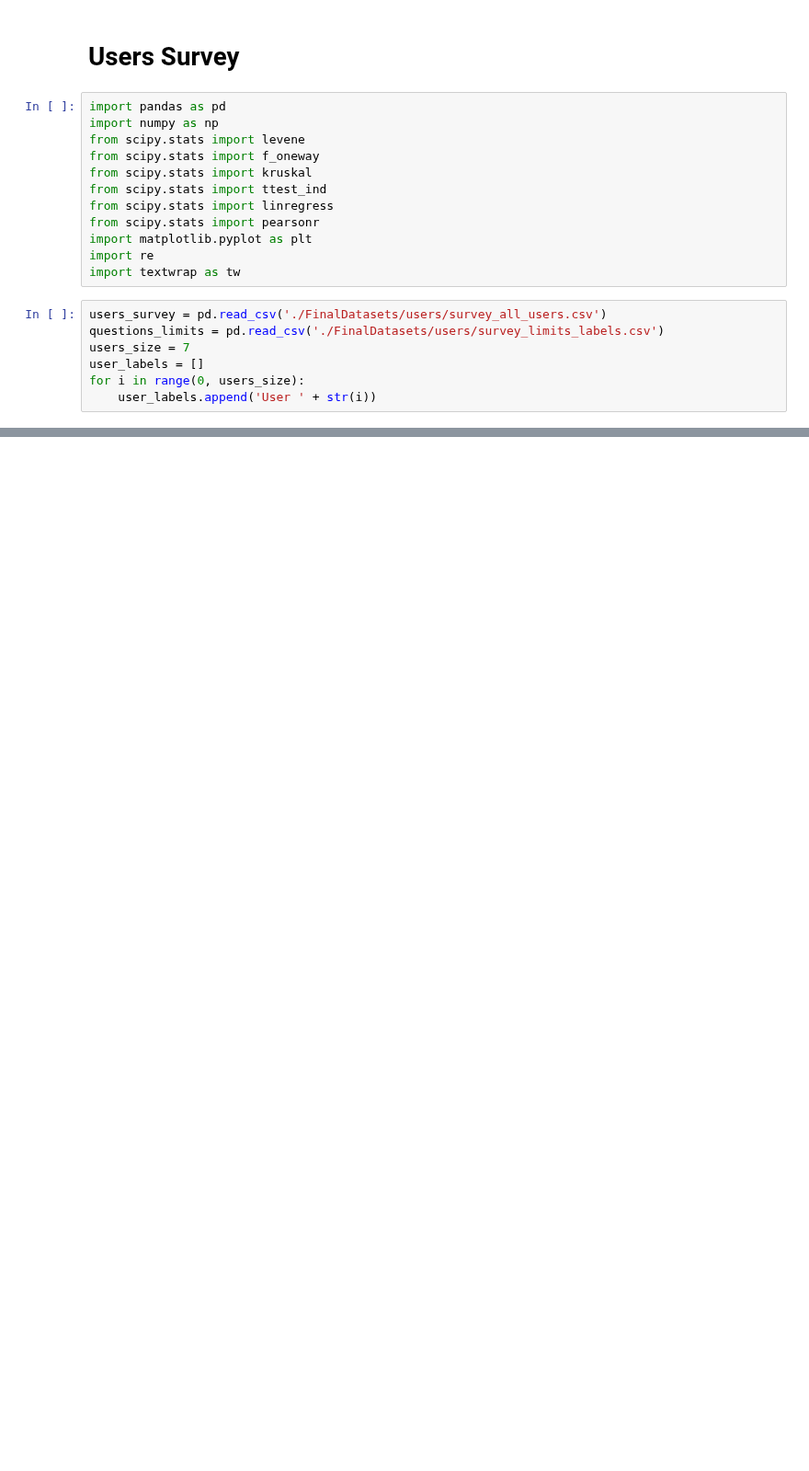
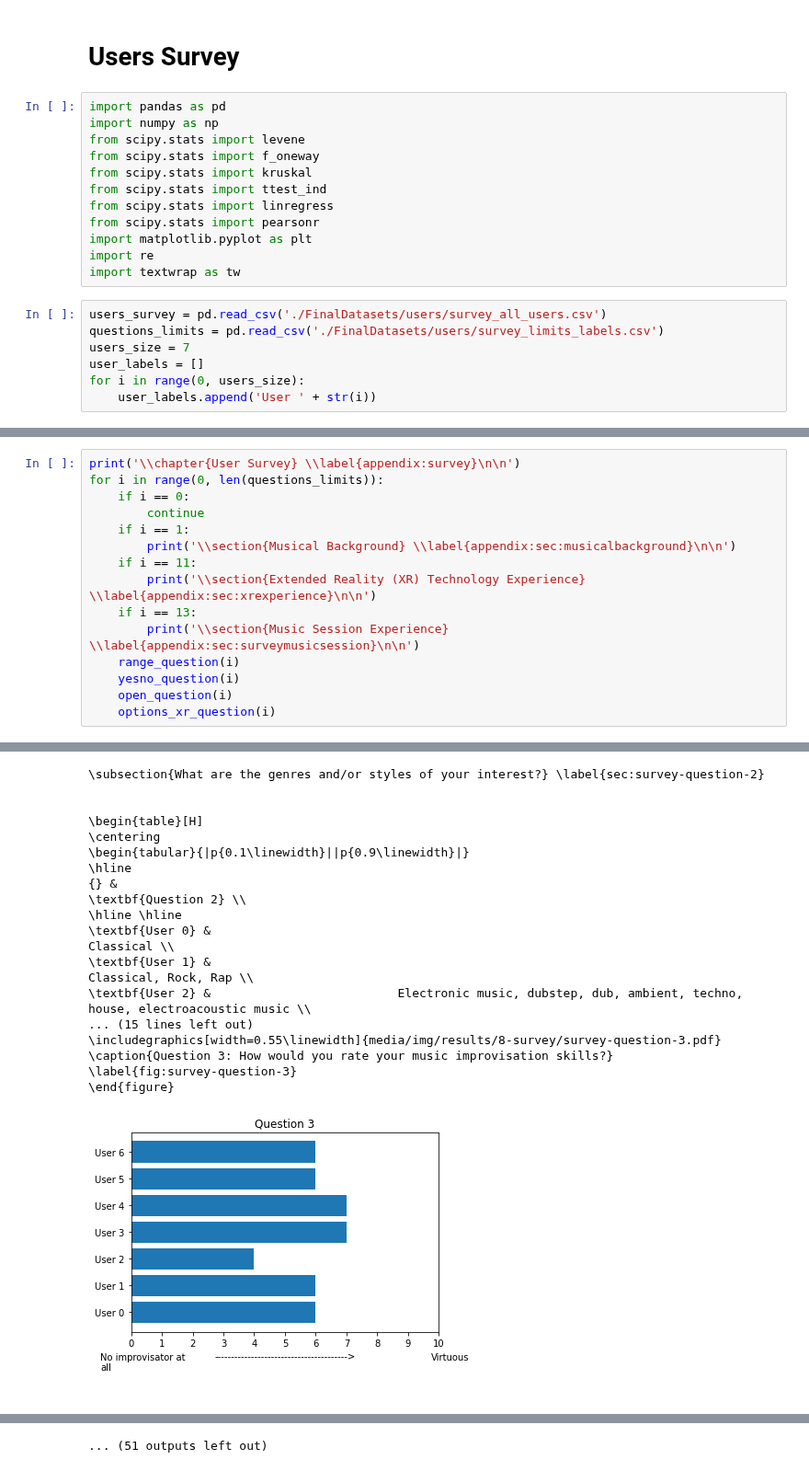
Before and after one commit to pedro-lucas-bravo/master_thesis_data_analysis, a Jupyter notebook: 8-users-survey.ipynb, the cells around one changed output, grey strips where cells are left out. Shown at 92% size. Cells and saved outputs as stored; diff of their text form; blank space fills up the shorter version.

Commit message:
Implement the generation of Latex code for users

```diff
--- a/8-users-survey.ipynb
+++ b/8-users-survey.ipynb
@@ -214,0 +173,16 @@ What is your experience playing sound synthesizers?
+# %%
+print('\\chapter{User Survey} \\label{appendix:survey}\n\n')
+for i in range(0, len(questions_limits)):
+    if i == 0:
+        continue
+    if i == 1:
+        print('\\section{Musical Background} \\label{appendix:sec:musicalbackground}\n\n')
+    if i == 11:
+        print('\\section{Extended Reality (XR) Technology Experience} \\label{appendix:sec:xrexperience}\n\n')
+    if i == 13:
+        print('\\section{Music Session Experience} \\label{appendix:sec:surveymusicsession}\n\n')
+    range_question(i)
+    yesno_question(i)
+    open_question(i)
+    options_xr_question(i)
+# %% [output]
@@ -214,0 +205,18 @@ What is your experience playing sound synthesizers?
+\subsection{What are the genres and/or styles of your interest?} \label{sec:survey-question-2}
+
+
+\begin{table}[H]
+\centering
+\begin{tabular}{|p{0.1\linewidth}||p{0.9\linewidth}|}
+\hline
+{} &                                                                                            \textbf{Question 2} \\
+\hline \hline
+\textbf{User 0} &                                                                                              Classical \\
+\textbf{User 1} &                                                                                   Classical, Rock, Rap \\
+\textbf{User 2} &                          Electronic music, dubstep, dub, ambient, techno, house, electroacoustic music \\
+... (15 lines left out)
+\includegraphics[width=0.55\linewidth]{media/img/results/8-survey/survey-question-3.pdf}
+\caption{Question 3: How would you rate your music improvisation skills?}
+\label{fig:survey-question-3}
+\end{figure}
+[figure, added]
@@ -214,0 +271 @@ What is your experience playing sound synthesizers?
+... (51 outputs left out)
```
Also changed, not shown: parts of 3 cells of this notebook, 38 other files.
